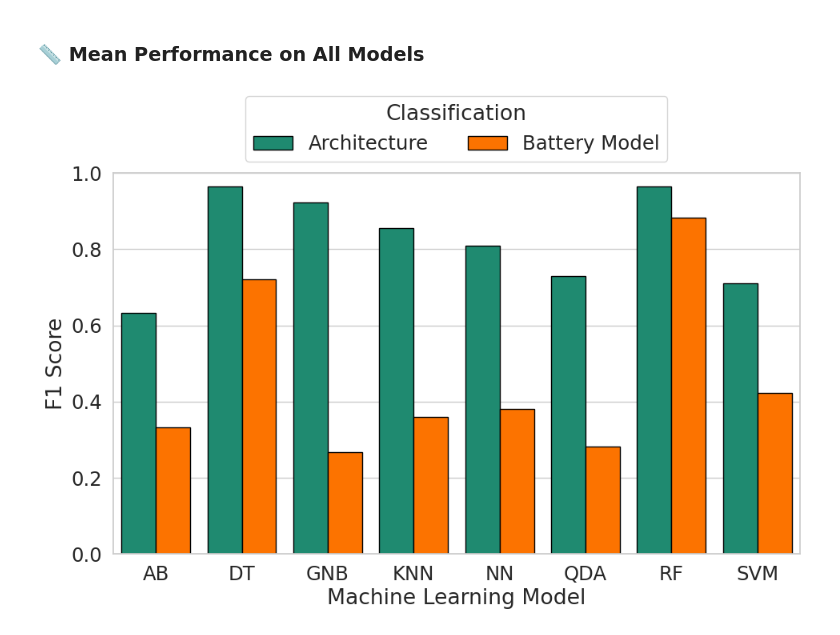
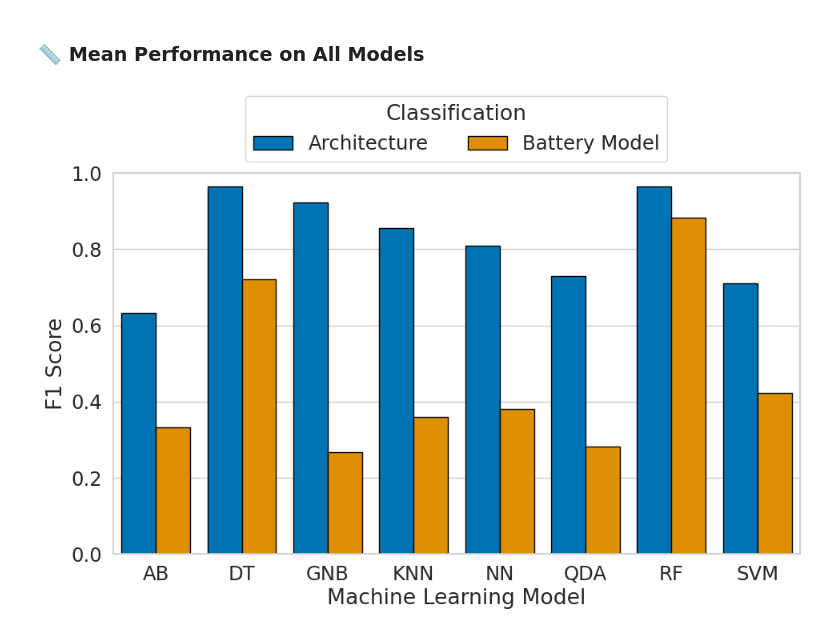
Before and after one commit to Mhackiori/EISthentication, a Jupyter notebook: plots.ipynb, the cells around one changed output. Cells and saved outputs as stored; diff of their text form; code cells hidden in the pictures.

```diff
--- a/plots.ipynb
+++ b/plots.ipynb
@@ -249,25 +255,26 @@ df['ID'] = df['ID'].str.replace("2","Battery Model")
 # %%
 COLORS = ["#1F8A70", "#FC7300"]
 
 sns.set(style="whitegrid", font_scale=1.6,
-        palette=sns.color_palette(COLORS, desat=None))
+        palette=sns.color_palette('colorblind', desat=None))
 
 fig, ax = plt.subplots(figsize=(10, 7))
 bar_plot = sns.barplot(data=df, x='Model', y='F1', hue='ID',
                        saturation=1, ax=ax, edgecolor="black")
 
 # Legend
 leg = plt.legend(bbox_to_anchor=(0., 1.02, 1., .102),
                  loc='lower center', ncol=3, borderaxespad=0.2)
 leg._legend_box.align = "left"
 leg.set_title("Classification")
 leg._legend_box.align = "center"
 
 # Axis labels
 plt.ylim(0, 1)
 plt.xlabel("Machine Learning Model")
 plt.ylabel("F1 Score")
 
 plt.tight_layout()
+plt.savefig(FIGURES + 'IDENT_F1.pdf')
 # %% [output]
-[figure, old version]
+[figure, new version]
```
Also changed, not shown: parts of 6 cells of this notebook, 2 other files.
